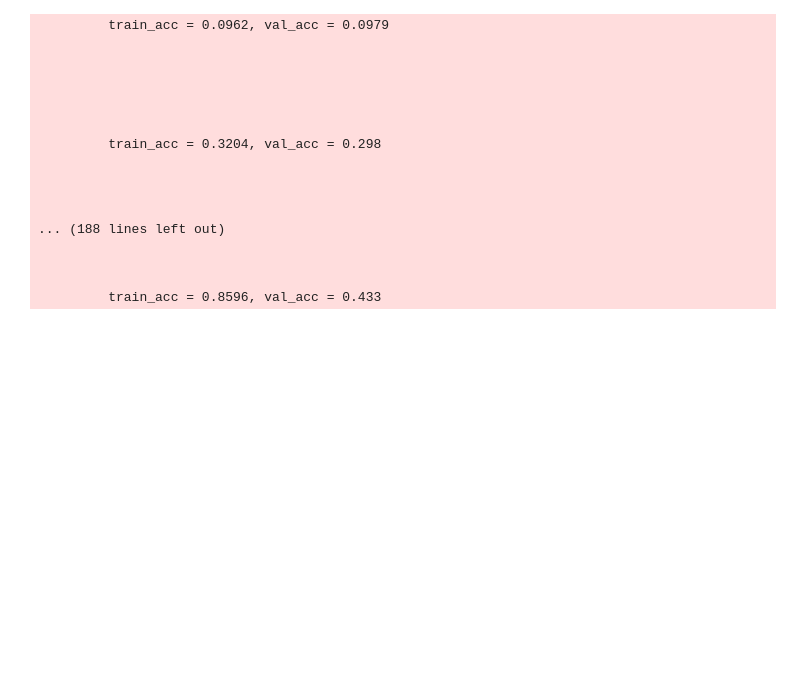
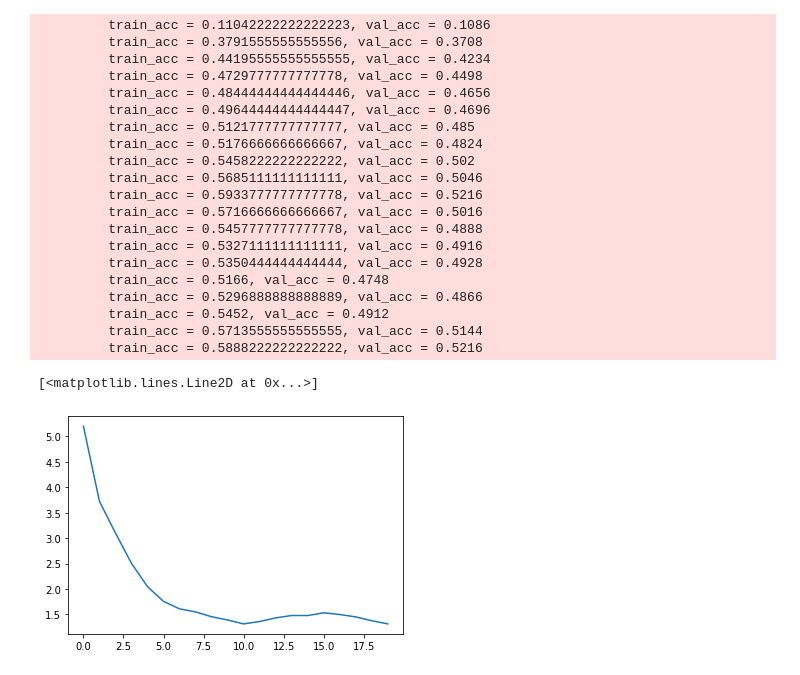
Before and after one commit to Tobi-r9/DD2424, a Jupyter notebook: Assignment3/test.ipynb, the cells around one changed output. Saved outputs shown, nothing was run; the diff lists cells and outputs as text; code cells hidden in the pictures; blank space fills up the shorter version.

```diff
--- a/Assignment3/test.ipynb
+++ b/Assignment3/test.ipynb
@@ -24,23 +42,62 @@ data = {'X_train':X_train, 'Y_train':Y_train, 'y_train':y_train,'X_val':X_val, '
+# %%
+importlib.reload(m)
+X_train_whole, y_train_whole, Y_train_whole = u.load_data('/data_batch_1', clipping=True)
+for i in range(2,6):
+    X, y, Y = u.load_data('/data_batch_'+str(i), clipping=True)
+    X_train_whole = np.concatenate((X, X_train_whole), axis=1)
+    y_train_whole = np.concatenate((y, y_train_whole))
+    Y_train_whole = np.concatenate((Y, Y_train_whole), axis=1)
+
+X_val_small, y_val_small, Y_val_small = X_train_whole[:,-5000:], y_train_whole[-5000:], Y_train_whole[:,-5000:]
+X_train_whole, y_train_whole, Y_train_whole = X_train_whole[:,:-5000], y_train_whole[:-5000], Y_train_whole[:,:-5000]
+
+filename = '/test_batch'
+X_test_45, y_test,Y_test = u.load_data(filename, reshape=False, clipping=True)
+
+## normalize with mean and std of train set
+mean = np.mean(X_train_whole, axis=1)
+std = np.std(X_train_whole, axis=1)
+
+X_train_whole -= np.outer(mean, np.ones(X_train_whole.shape[1]))
+X_train_whole /= np.outer(std, np.ones(X_train_whole.shape[1]))
+
+X_val_small -= np.outer(mean, np.ones(X_val_small.shape[1]))
+X_val_small /= np.outer(std, np.ones(X_val_small.shape[1]))
+
+X_test_45 -= np.outer(mean, np.ones(X_test_45.shape[1]))
+X_test_45 /= np.outer(std, np.ones(X_test_45.shape[1]))
+
+
+data_45 = {'X_train':X_train_whole, 'Y_train':Y_train_whole, 'y_train':y_train_whole,'X_val':X_val_small, 'Y_val':Y_val_small, 'y_val':y_val_small, 'X_test':X_test_45, 'Y_test':Y_test,'y_test':y_test}
 # %%
 importlib.reload(m)
-mlp = m.MLP(lambda_=1e-3, dimensions=[3072,60,30,10])
-GD_params = {"n_batch":100, "eta_min":1e-5, 'eta_max':1e-1, 'ns':500, 'n_cycles':3, 'freq':10}
-model = mlp.cyclicLearning(data, GD_params,True, 'test_batchnorm', True, False)
+mlp = m.MLP(lambda_=5e-3, dimensions=[3072,50,50,10])
+ns = 5*45000/100
+GD_params = {"n_batch":100, "eta_min":1e-5, 'eta_max':1e-1, 'ns':ns, 'n_cycles':2, 'freq':10}
+model = mlp.cyclicLearning(data_45, GD_params,True, 'test_batchnorm', True, False)
 # %% [output]
-         train_acc = 0.0962, val_acc = 0.0979
-
-
-
-
-
-
-         train_acc = 0.3204, val_acc = 0.298
-
-
-
-
-... (188 lines left out)
-
-
-
-         train_acc = 0.8596, val_acc = 0.433
+         train_acc = 0.11042222222222223, val_acc = 0.1086
+         train_acc = 0.3791555555555556, val_acc = 0.3708
+         train_acc = 0.44195555555555555, val_acc = 0.4234
+         train_acc = 0.4729777777777778, val_acc = 0.4498
+         train_acc = 0.48444444444444446, val_acc = 0.4656
+         train_acc = 0.49644444444444447, val_acc = 0.4696
+         train_acc = 0.5121777777777777, val_acc = 0.485
+         train_acc = 0.5176666666666667, val_acc = 0.4824
+         train_acc = 0.5458222222222222, val_acc = 0.502
+         train_acc = 0.5685111111111111, val_acc = 0.5046
+         train_acc = 0.5933777777777778, val_acc = 0.5216
+         train_acc = 0.5716666666666667, val_acc = 0.5016
+         train_acc = 0.5457777777777778, val_acc = 0.4888
+         train_acc = 0.5327111111111111, val_acc = 0.4916
+         train_acc = 0.5350444444444444, val_acc = 0.4928
+         train_acc = 0.5166, val_acc = 0.4748
+         train_acc = 0.5296888888888889, val_acc = 0.4866
+         train_acc = 0.5452, val_acc = 0.4912
+         train_acc = 0.5713555555555555, val_acc = 0.5144
+         train_acc = 0.5888222222222222, val_acc = 0.5216
+# %%
+plt.plot(model['train_cost'])
+# %% [output]
+[<matplotlib.lines.Line2D at 0x...>]
+[figure, added]
```
Also changed, not shown: parts of 8 cells of this notebook, 1 other file.
